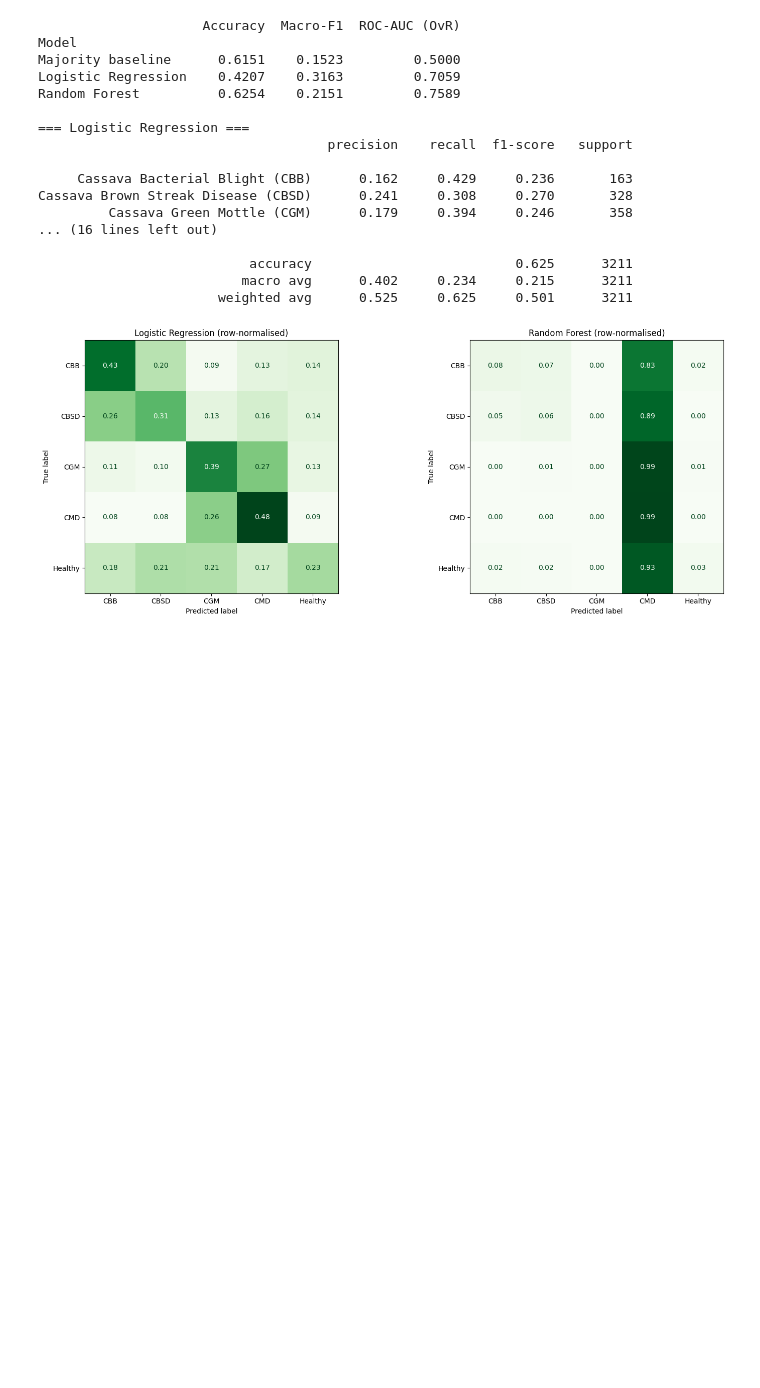
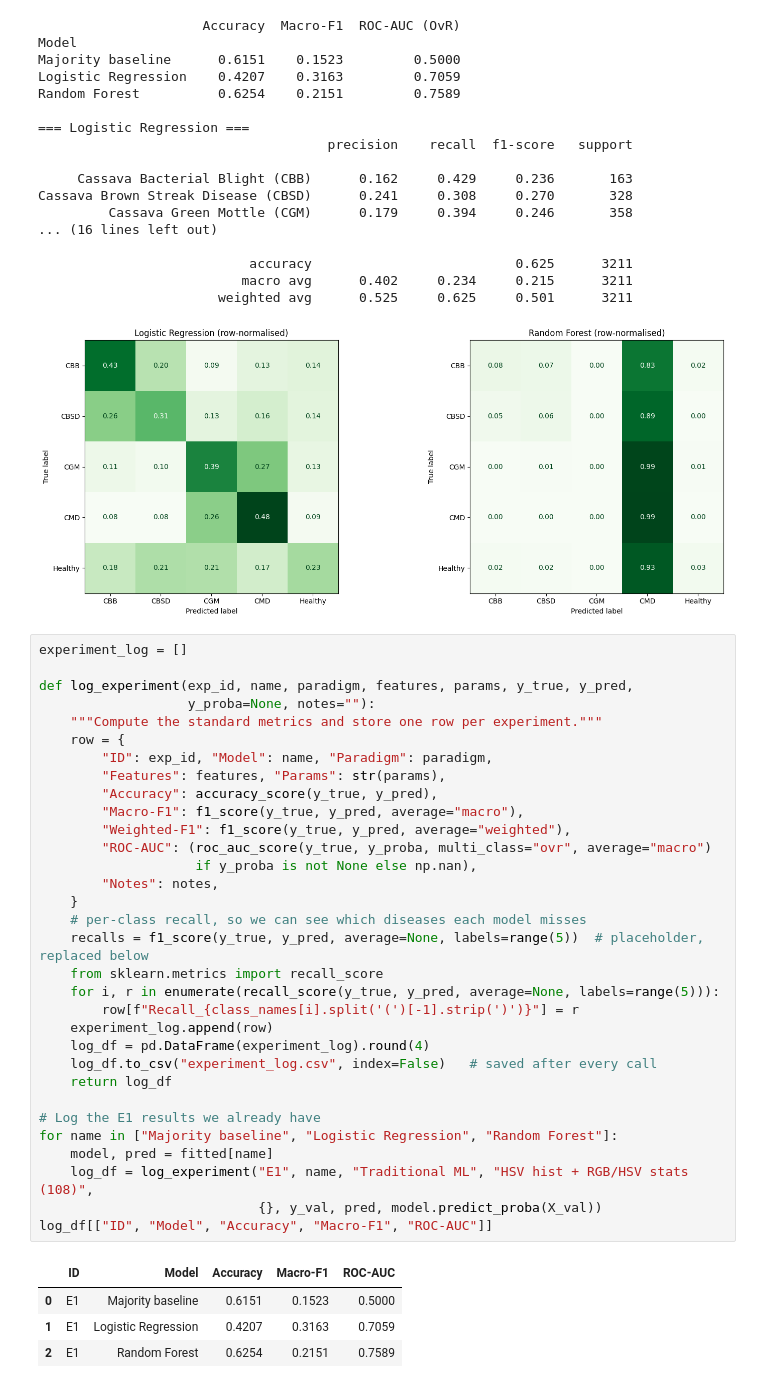
Before and after one commit to Jonathan2055/CassavaShield, a Jupyter notebook: cassavashield-notebook.ipynb, the cells around one changed output. Saved outputs shown, nothing was run; the diff lists cells and outputs as text; blank space fills up the shorter version.

```diff
--- a/cassavashield-notebook.ipynb
+++ b/cassavashield-notebook.ipynb
@@ -291,3 +291,40 @@ Cassava Brown Streak Disease (CBSD)      0.241     0.308     0.270       328
                           macro avg      0.402     0.234     0.215      3211
                        weighted avg      0.525     0.625     0.501      3211
 [figure]
+# %%
+experiment_log = []
+
+def log_experiment(exp_id, name, paradigm, features, params, y_true, y_pred,
+                   y_proba=None, notes=""):
+    """Compute the standard metrics and store one row per experiment."""
+    row = {
+        "ID": exp_id, "Model": name, "Paradigm": paradigm,
+        "Features": features, "Params": str(params),
+        "Accuracy": accuracy_score(y_true, y_pred),
+        "Macro-F1": f1_score(y_true, y_pred, average="macro"),
+        "Weighted-F1": f1_score(y_true, y_pred, average="weighted"),
+        "ROC-AUC": (roc_auc_score(y_true, y_proba, multi_class="ovr", average="macro")
+                    if y_proba is not None else np.nan),
+        "Notes": notes,
+    }
+    # per-class recall, so we can see which diseases each model misses
+    recalls = f1_score(y_true, y_pred, average=None, labels=range(5))  # placeholder, replaced below
+    from sklearn.metrics import recall_score
+    for i, r in enumerate(recall_score(y_true, y_pred, average=None, labels=range(5))):
+        row[f"Recall_{class_names[i].split('(')[-1].strip(')')}"] = r
+    experiment_log.append(row)
+    log_df = pd.DataFrame(experiment_log).round(4)
+    log_df.to_csv("experiment_log.csv", index=False)   # saved after every call
+    return log_df
+
+# Log the E1 results we already have
+for name in ["Majority baseline", "Logistic Regression", "Random Forest"]:
+    model, pred = fitted[name]
+    log_df = log_experiment("E1", name, "Traditional ML", "HSV hist + RGB/HSV stats (108)",
+                            {}, y_val, pred, model.predict_proba(X_val))
+log_df[["ID", "Model", "Accuracy", "Macro-F1", "ROC-AUC"]]
+# %% [output]
+|  | ID | Model | Accuracy | Macro-F1 | ROC-AUC |
+| 0 | E1 | Majority baseline | 0.6151 | 0.1523 | 0.5000 |
+| 1 | E1 | Logistic Regression | 0.4207 | 0.3163 | 0.7059 |
+| 2 | E1 | Random Forest | 0.6254 | 0.2151 | 0.7589 |
```
Also changed, not shown: parts of 3 cells of this notebook.
